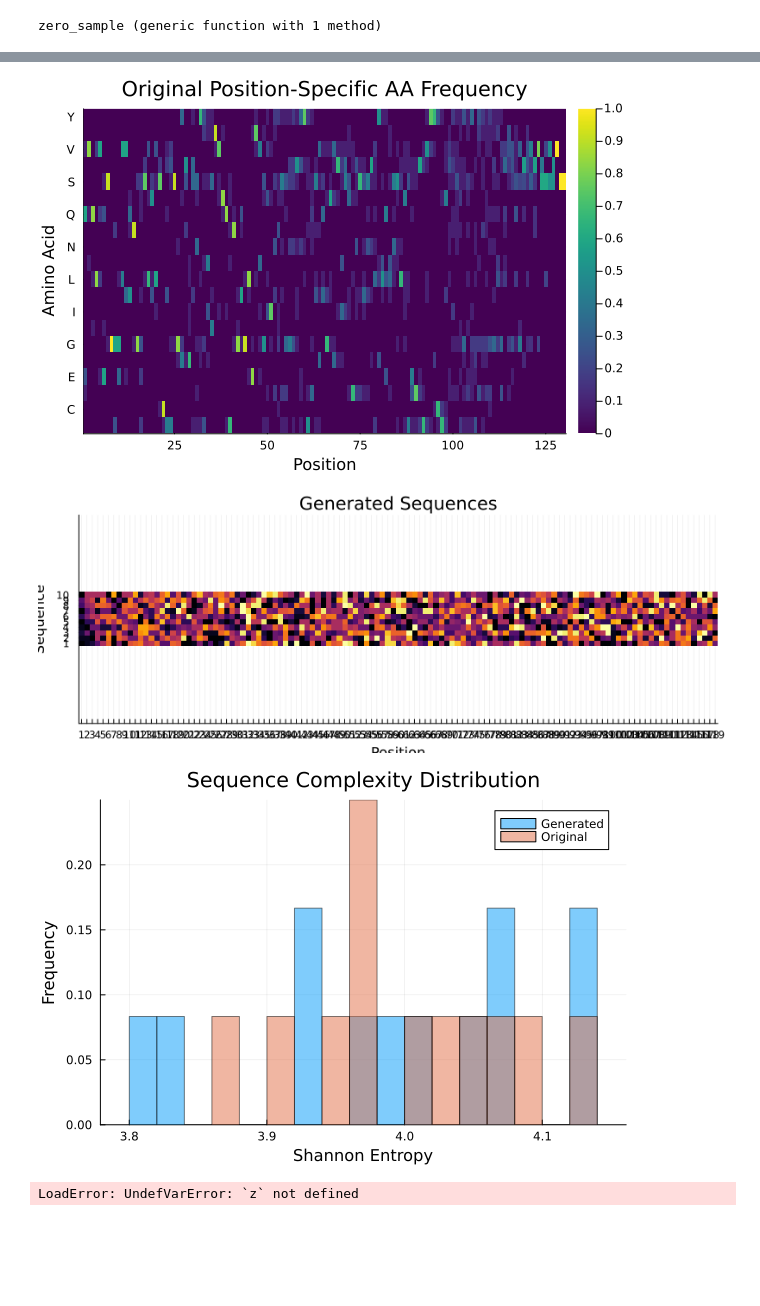
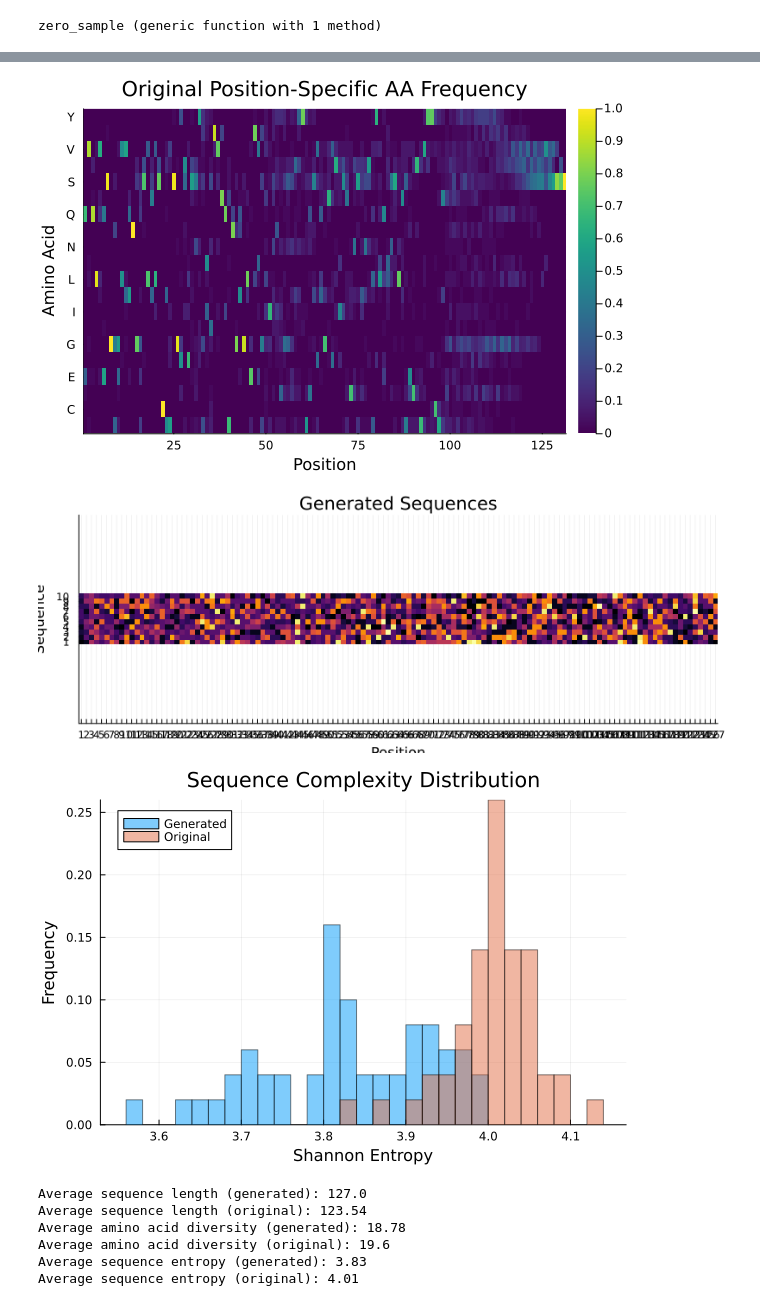
Before and after one commit to elanur321/Discrete-Diffusion, a Jupyter notebook: Antibodies.ipynb, the cells around one changed output, grey strips where cells are left out. Saved outputs shown, nothing was run; the diff lists cells and outputs as text; code cells hidden in the pictures; blank space fills up the shorter version.

Commit message:
started working on filtering bad data and made some improvements to model

```diff
--- a/Antibodies.ipynb
+++ b/Antibodies.ipynb
@@ -230,5 +270,2 @@ sequences = df.sequence_alignment_aa_heavy
 # %% [markdown]
 # Processing the Data
-# %%
-# TO PREVENT STACK OVERFLOW
-df = df[1:50, :];
@@ -234,0 +296,23 @@ df = df[1:50, :];
+# %%
+function filter_quality_antibodies(df)
+    quality_mask = (
+        df.productive_heavy .== true .&
+        df.vj_in_frame_heavy .== true .&
+        df.complete_vdj_heavy .== true .&
+        df.Redundancy_heavy .== true
+    )
+
+    anarci_parsed = parse_anarci_status.(df.ANARCI_status_heavy)
+    is_fully_numbered = [status.is_fully_numbered for status in anarci_parsed]
+    quality_mask .&= is_fully_numbered
+
+    # Filter based on CDR3 length
+    cdr3_length = length.(df.cdr3_aa_heavy)
+    quality_mask .&= (cdr3_length .>= 8) .& (cdr3_length .<= 30)  # Focus on more typical CDR3 lengths
+
+    high_quality_df = df[quality_mask, :]
+
+    println("Filtered $(nrow(high_quality_df)) high-quality sequences out of $(nrow(df)) total sequences.")
+
+    return high_quality_df
+end
@@ -234,0 +321,2 @@ df = df[1:50, :];
+# %%
+df = filter_quality_antibodies(df)
@@ -688,7 +754,6 @@ display(p6)
 function compute_basic_metrics(gen_seqs, orig_seqs)
     avg_len_gen = mean(length.(gen_seqs))
     avg_len_orig = mean(length.(orig_seqs))
-    z
     aa_diversity_gen = mean(length.(unique.(gen_seqs)))
     aa_diversity_orig = mean(length.(unique.(orig_seqs)))
 
@@ -711,4 +776,9 @@ compute_basic_metrics(generated_seqs, original_seqs)
-[figure, old version]
+[figure, new version]
-[figure, old version]
+[figure, new version]
-[figure, old version]
+[figure, new version]
-LoadError: UndefVarError: `z` not defined
+Average sequence length (generated): 127.0
+Average sequence length (original): 123.54
+Average amino acid diversity (generated): 18.78
+Average amino acid diversity (original): 19.6
+Average sequence entropy (generated): 3.83
+Average sequence entropy (original): 4.01
```
Also changed, not shown: parts of 17 cells of this notebook.
